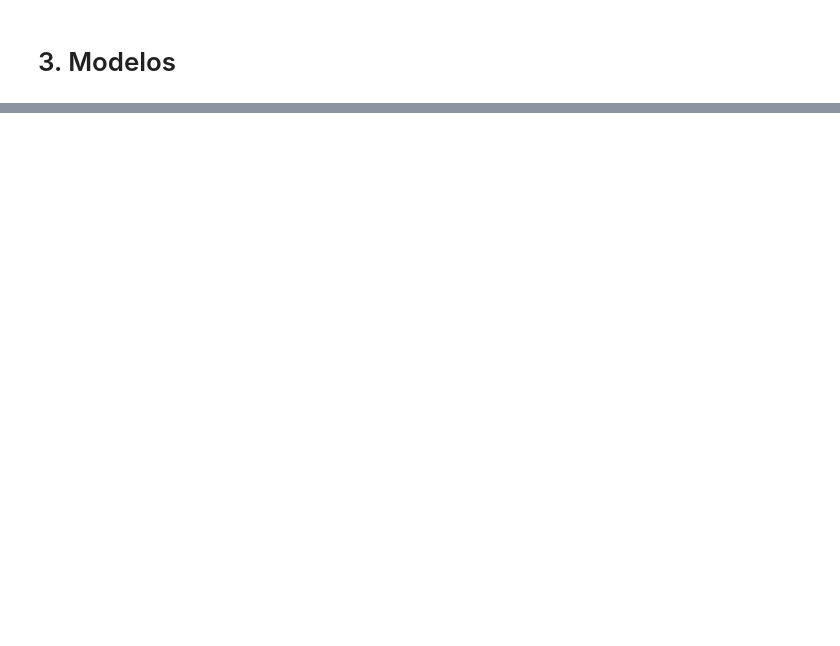
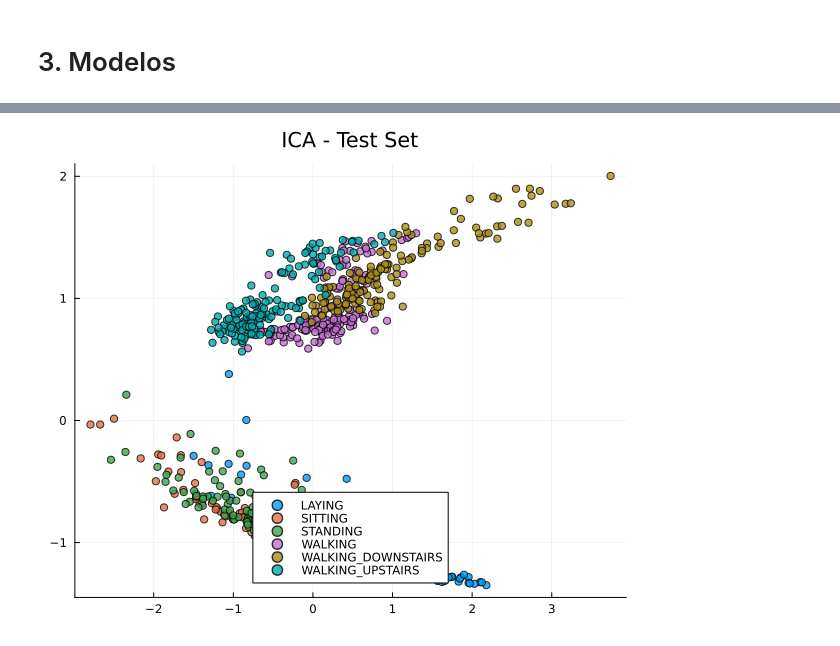
Before and after one commit to rodrigogarciar1/MAAAI, a Jupyter notebook: PracticaFinal/P2_Notebook.ipynb, the cells around one changed output, grey strips where cells are left out. Drawn from its saved outputs; the diff is of its cells as text; code cells hidden in the pictures; blank space fills up the shorter version.

```diff
--- a/PracticaFinal/P2_Notebook.ipynb
+++ b/PracticaFinal/P2_Notebook.ipynb
@@ -65,12 +104,11 @@ println("Porcentaje de valores faltantes: $(round(missingPercentage, sigdigits =
 ## 1.3. Tratamiento de datos
 # %%
 # Eliminar missings del dataset
-# TODO: hacer media por individuo
-replaceWithMean!(data,subjects)
+replaceWithMean!(dataset,subjects)
 
-missings = sum(sum(ismissing.(x) for x in eachcol(data)))
-missingPercentage = (missings*100)/(length(data[1,:])*length(data[:,1]))
+missings = sum(sum(ismissing.(x) for x in eachcol(dataset)))
+missingPercentage = (missings*100)/(length(dataset[1,:])*length(dataset[:,1]))
 println("Porcentaje de valores faltantes: $(round(missingPercentage, sigdigits = 5))%")
 
 # Convertir el dataset a Array para trabajar más fácil con él
-data = Array{Float32}(data)
+data = Array{Float32}(dataset)
@@ -77,2 +134,2 @@ data = Array{Float32}(data)
 # %%
-targets = oneHotEncoding(targets)
+encodedTargets = oneHotEncoding(targets)
@@ -90,7 +165,8 @@ println("Test subjects: $testSubjectNumbers")
 testIndices = findall(x-> x in testSubjectNumbers, subjects)
 
 testData = data[testIndices,:]
-testTargets = targets[testIndices,:]
+testTargets = encodedTargets[testIndices,:]
+testLabels = targets[testIndices,:]
 testSubjects = subjects[testIndices]
 println(unique(testSubjects))
 
@@ -99,6 +175,7 @@ println("Train subjects: $(sort(trainSubjectNumbers))")
 trainIndices = findall(x-> x in trainSubjectNumbers, subjects)
 
 trainData = data[trainIndices,:]
-trainTargets = targets[trainIndices,:]
+trainTargets = encodedTargets[trainIndices,:]
+trainLabels = targets[trainIndices,:]
 trainSubjects = subjects[trainIndices]
 println(unique(trainSubjects))
@@ -539,37 +731,70 @@ println("Accuracy: $accuracy_score")
 # %%
 using Plots
 gr()
 
-function plot_and_save(test_proj, test_targets, title_str)
+include("LLE.jl")
+include("TSNE.jl")
+include("ISOMAP.jl")
 
-    idxs = argmax(test_targets, dims=2)[:]
-    labels = [idx[2] for idx in idxs]
+function plot_and_save(;x, y, targets, title_str)
 
-    p = scatter(test_proj[:,1], test_proj[:,2],
-                group=labels,
+    target_strings = string.(vec(targets))
+
+    p = scatter(x, y,
+                group=target_strings,
                 title="$title_str - Test Set",
-                legend=:topright,
+                legend=:bottom,
                 markersize=4,
                 alpha=0.8,
                 size=(600,500))
 
     display(p)
 
     filename = lowercase(replace(title_str, " " => "_")) * "_test.png"
     fullpath = joinpath("visualizacion", filename)
     savefig(p, fullpath)
 end
 
-# 1. t-SNE
-tsne_test = applyTSNE(testData; perplexity=30.0)
-plot_and_save(tsne_test, testTargets, "t-SNE")
+# # 1. t-SNE
+# tsne_test = applyTSNE(testData; perplexity=30.0)
+# plot_and_save(tsne_test, testTargets, "t-SNE")
 
-# 2. Isomap
-isomap_test, test_comp = applyIsomap(testData; n_neighbors=20)
-println("Isomap: $(length(test_comp))/$(size(testData,1)) muestras de test")
-plot_and_save(isomap_test, testTargets[test_comp,:], "Isomap")
+# # 2. Isomap
+# isomap_test, test_comp = applyIsomap(testData; n_neighbors=20)
+# println("Isomap: $(length(test_comp))/$(size(testData,1)) muestras de test")
+# plot_and_save(isomap_test, testTargets[test_comp,:], "Isomap")
 
-# 3. LLE
-lle_test, test_comp = applyLLE(testData; n_neighbors=20)
-println("LLE: $(length(test_comp))/$(size(testData,1)) muestras de test")
-plot_and_save(lle_test, testTargets[test_comp,:], "LLE")
+# # 3. LLE
+# lle_test, test_comp = applyLLE(testData; n_neighbors=20)
+# println("LLE: $(length(test_comp))/$(size(testData,1)) muestras de test")
+# plot_and_save(lle_test, testTargets[test_comp,:], "LLE")
+PCA = @load PCA pkg=MultivariateStats verbosity = 0
+ICA = @load ICA pkg=MultivariateStats verbosity = 0
+LDA = @load LDA pkg=MultivariateStats verbosity = 0
+
+reducers = Dict(
+    "PCA" => PCA(maxoutdim=2),
+    "ICA" => ICA(outdim=2),
+    # "LDA" => LDA(outdim=2),
+    "Isomap" => Isomap(d = 2),
+    "t-SNE" => TSNE(d = 2),
+    "LLE" => LLE(k = 50, d = 2),
+)
+
+
+y_train = categorical(findfirst.(x -> x==1, eachrow(trainTargets)))
+
+for (name, model) in reducers
+    if MLJModelInterface.is_supervised(model)
+        out, _, _ = fit(model, 0, trainData, y_train)
+    else
+        out, _, _ = fit(model, 0, trainData)
+    end
+    transformed = transform(model, out, testData)
+
+    mat = (transformed isa AbstractMatrix) ? transformed : MLJModelInterface.matrix(transformed)
+
+    plot_and_save(x =vec(mat[:, 1]), y = vec(mat[:, 2]), targets = testLabels, title_str = name)
+end
+# %% [output]
+[figure, added]
```
Also changed, not shown: parts of 17 cells of this notebook, 9 other files.
